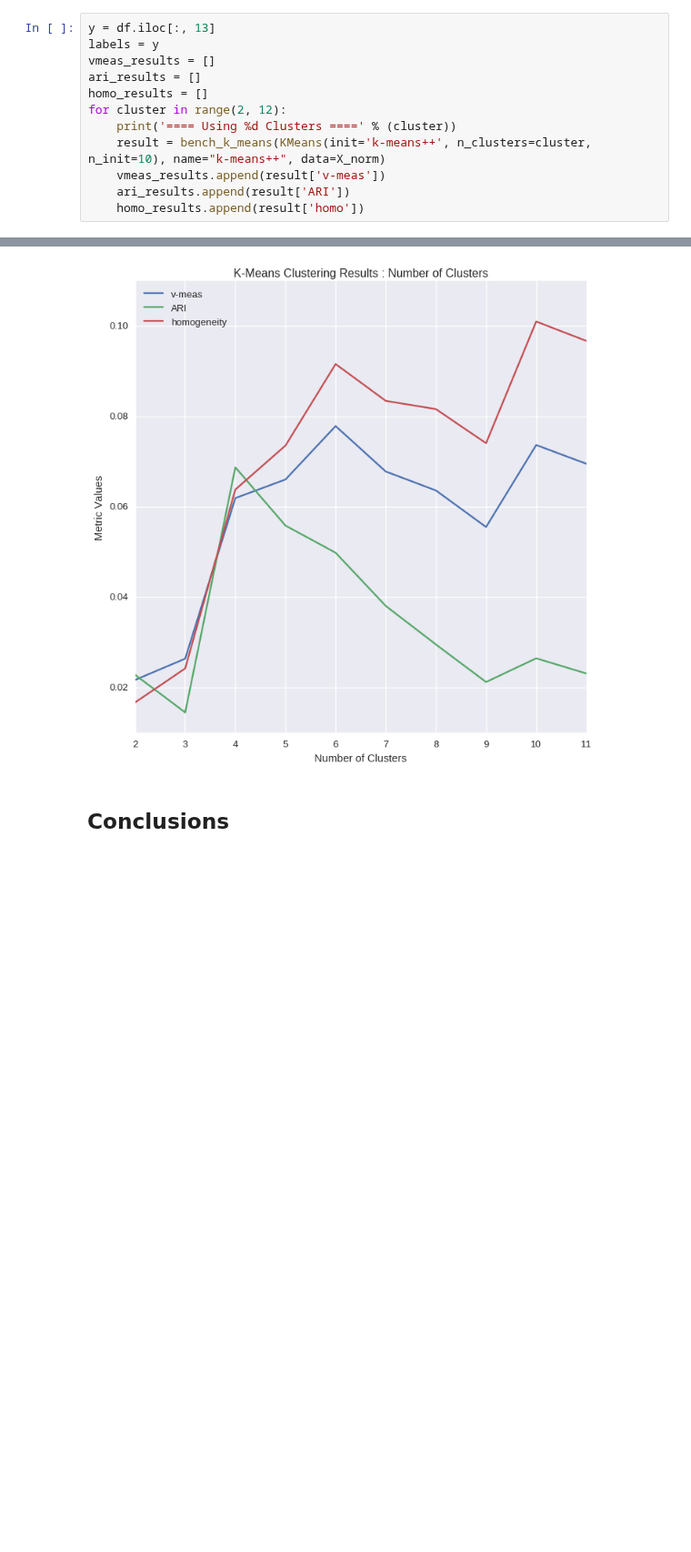
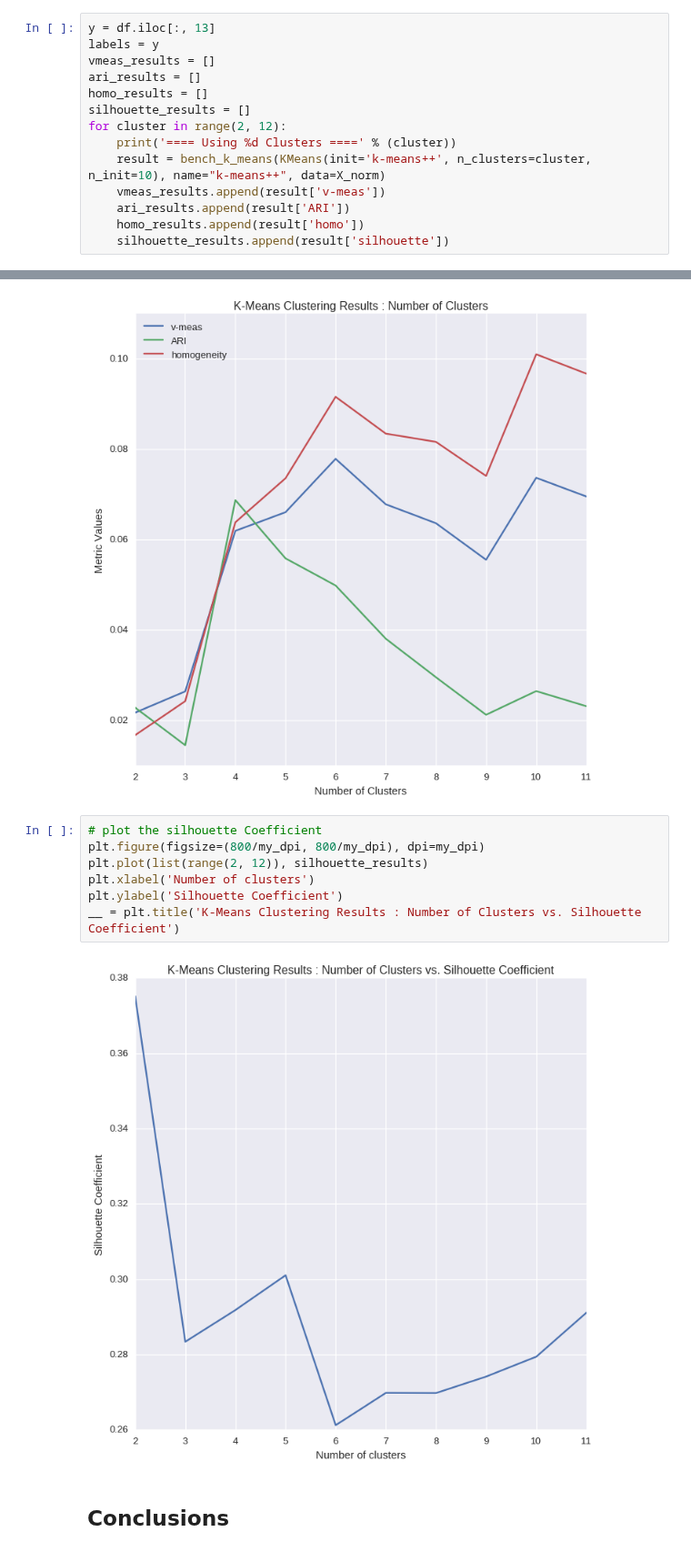
Before and after one commit to 315iah515/Thinkful-Notebooks, a Jupyter notebook: Bootcamp/Unsupervised/Clustering/K-MeansOptimalK.ipynb, the cells around one changed output, grey strips where cells are left out. Shown at 91% size. Drawn from its saved outputs; the diff is of its cells as text; blank space fills up the shorter version.

Commit message:
Added Silhouette Coefficient graph to Notebook.

```diff
--- a/Bootcamp/Unsupervised/Clustering/K-MeansOptimalK.ipynb
+++ b/Bootcamp/Unsupervised/Clustering/K-MeansOptimalK.ipynb
@@ -146,12 +146,14 @@ labels = y
 vmeas_results = []
 ari_results = []
 homo_results = []
+silhouette_results = []
 for cluster in range(2, 12):
     print('==== Using %d Clusters ====' % (cluster))
     result = bench_k_means(KMeans(init='k-means++', n_clusters=cluster, n_init=10), name="k-means++", data=X_norm)
     vmeas_results.append(result['v-meas'])
     ari_results.append(result['ARI'])
     homo_results.append(result['homo'])
+    silhouette_results.append(result['silhouette'])
 # %% [output]
 ==== Using 2 Clusters ====
 _______________________________________________________________________________
@@ -182,6 +184,15 @@ plt.legend(['v-meas', 'ARI', 'homogeneity'], loc='upper left')
 __ = plt.title('K-Means Clustering Results : Number of Clusters')
 # %% [output]
 [figure]
+# %%
+# plot the silhouette Coefficient
+plt.figure(figsize=(800/my_dpi, 800/my_dpi), dpi=my_dpi)
+plt.plot(list(range(2, 12)), silhouette_results)
+plt.xlabel('Number of clusters')
+plt.ylabel('Silhouette Coefficient')
+__ = plt.title('K-Means Clustering Results : Number of Clusters vs. Silhouette Coefficient')
+# %% [output]
+[figure, added]
 # %% [markdown]
 ## Conclusions
 # %% [markdown]
```
Also changed, not shown: parts of 1 cell of this notebook.
